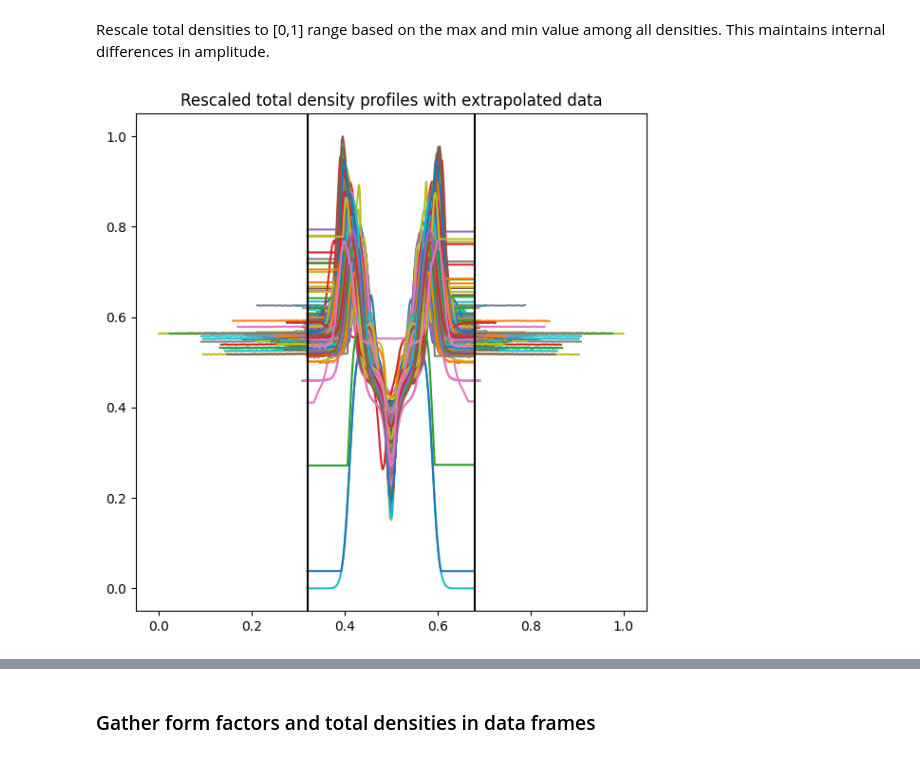
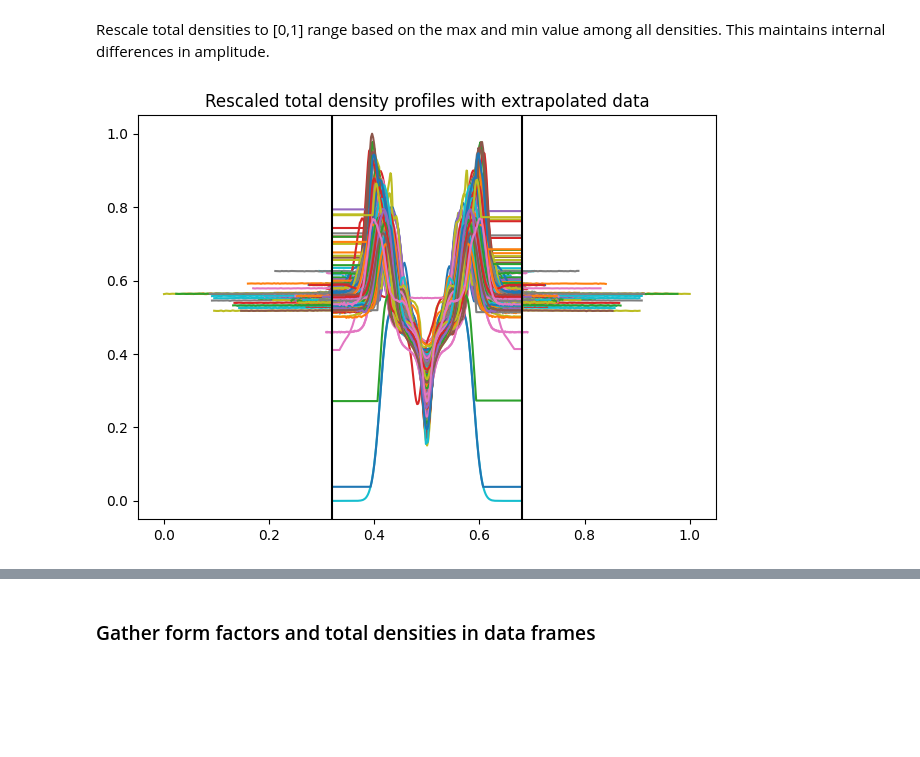
Before and after one commit to Simula-Consulting/NMRlipids, a Jupyter notebook: FormFactor_to_TotalDensity_model_training_walkthrough.ipynb, the cells around one changed output, grey strips where cells are left out. Drawn from its saved outputs; the diff is of its cells as text; code cells hidden in the pictures; blank space fills up the shorter version.

```diff
--- a/FormFactor_to_TotalDensity_model_training_walkthrough.ipynb
+++ b/FormFactor_to_TotalDensity_model_training_walkthrough.ipynb
@@ -59,11 +67,14 @@ all_ff = []
 all_td_x = []
 all_td_y = []
 
+# Complete data should have form factors of length 1000
+required_form_factor_length = 1000
+
 # Load form factors and total densities
 for system in systems:
     FFsim, TDsim = getFormFactorAndTotalDensityPair(system)
 
-    if isinstance(FFsim, list) and isinstance(TDsim, list) and len(FFsim) == 1000:
+    if isinstance(FFsim, list) and isinstance(TDsim, list) and len(FFsim) == required_form_factor_length:
         ff = np.array([elem[1] for elem in FFsim])
         all_ff.append(ff)
 
@@ -130,8 +151,14 @@ rescaled_all_td_x = [rescale(td_x, min_td_x, max_td_x) for td_x in padded_td_x]
 rescaled_all_td_y = [rescale(td_y, min_td_y, max_td_y) for td_y in padded_td_y]
 # %%
 # Plot rescaled total density profiles
+
 rescaled_start = rescale(x_interval_start, min_td_x, max_td_x)
 rescaled_end = rescale(x_interval_end, min_td_x, max_td_x)
-plot_densities(rescaled_all_td_x, rescaled_all_td_y, title='Rescaled total density profiles with extrapolated data', lines=[rescaled_start,rescaled_end])
+
+fig, ax = plt.subplots()
+ax = plot_total_densities_to_ax(ax, rescaled_all_td_x, rescaled_all_td_y, lines=[rescaled_start,rescaled_end])
+plt.title('Rescaled total density profiles with extrapolated data')
+plt.tight_layout()
+plt.show()
 # %% [output]
-[figure, old version]
+[figure, new version]
```
Also changed, not shown: parts of 15 cells of this notebook, 4 other files.
